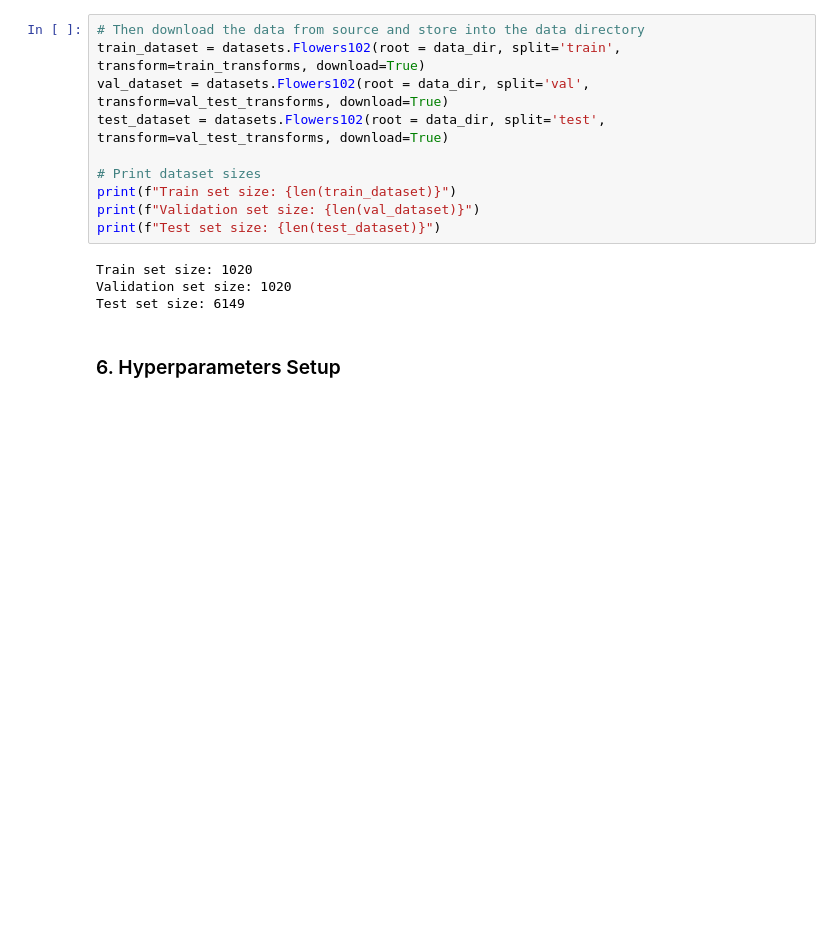
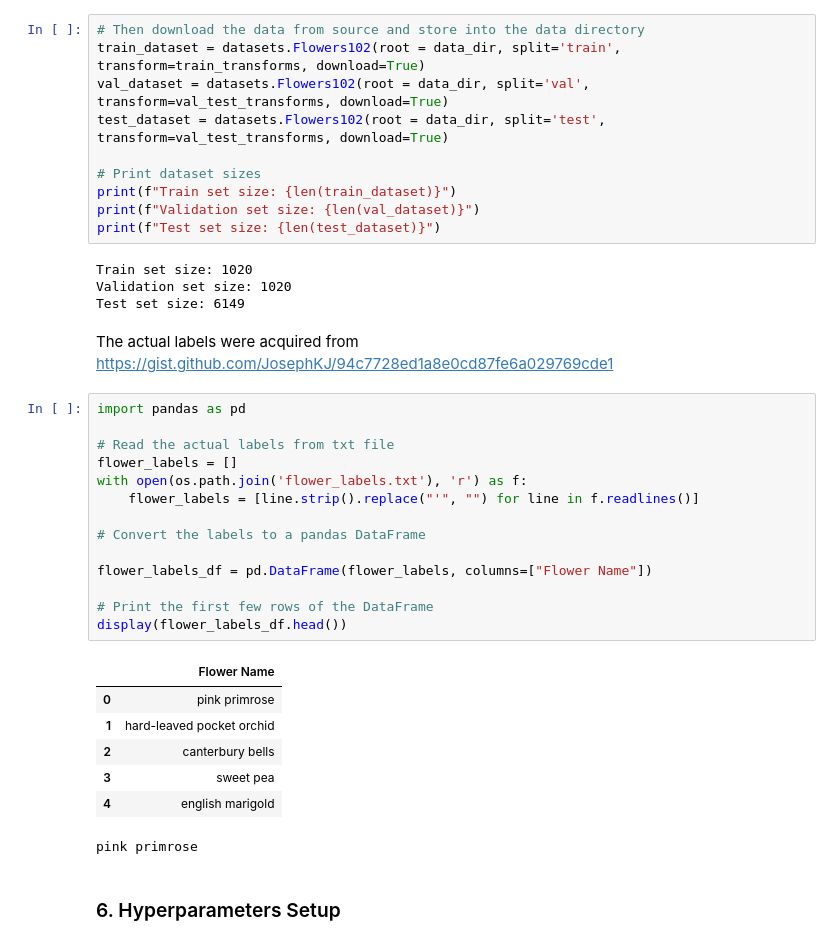
Before and after one commit to isaacchunn/flowers-recognition, a Jupyter notebook: base_pre_trained_model.ipynb, the cells around one changed output. Saved outputs shown, nothing was run; the diff lists cells and outputs as text; blank space fills up the shorter version.

```diff
--- a/base_pre_trained_model.ipynb
+++ b/base_pre_trained_model.ipynb
@@ -149,6 +149,30 @@ print(f"Test set size: {len(test_dataset)}")
 Train set size: 1020
 Validation set size: 1020
 Test set size: 6149
+# %% [markdown]
+The actual labels were acquired from https://gist.github.com/JosephKJ/94c7728ed1a8e0cd87fe6a029769cde1
+# %%
+import pandas as pd
+
+# Read the actual labels from txt file
+flower_labels = []
+with open(os.path.join('flower_labels.txt'), 'r') as f:
+    flower_labels = [line.strip().replace("'", "") for line in f.readlines()]
+
+# Convert the labels to a pandas DataFrame
+
+flower_labels_df = pd.DataFrame(flower_labels, columns=["Flower Name"])
+
+# Print the first few rows of the DataFrame
+display(flower_labels_df.head())
+# %% [output]
+|  | Flower Name |
+| 0 | pink primrose |
+| 1 | hard-leaved pocket orchid |
+| 2 | canterbury bells |
+| 3 | sweet pea |
+| 4 | english marigold |
+pink primrose
 # %% [markdown]
 ### 6. Hyperparameters Setup
 # %%
```
Also changed, not shown: parts of 3 cells of this notebook, 1 other file.
